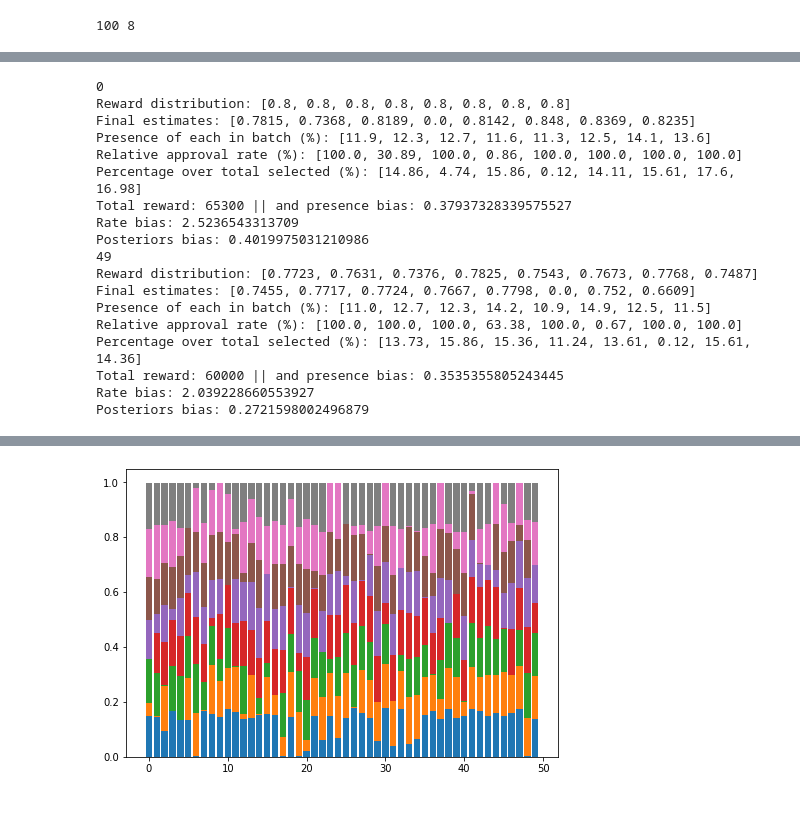
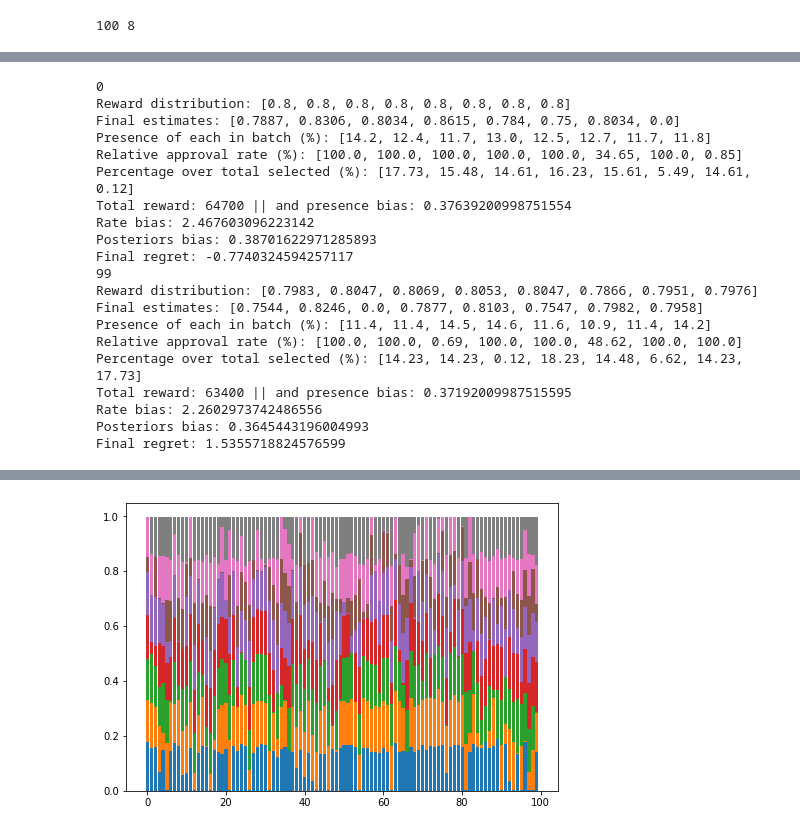
Before and after one commit to quimHM/QHM_TFG_repository, a Jupyter notebook: MAB_sim.ipynb, the cells around one changed output, grey strips where cells are left out. Drawn from its saved outputs; the diff is of its cells as text; code cells hidden in the pictures.

Commit message:
Regret and testing

```diff
--- a/MAB_sim.ipynb
+++ b/MAB_sim.ipynb
@@ -1168,9 +1209,6 @@ class SocketTesterBatchSOLUTIONProb():
         # loop for the specified number of time-steps
         for t in range(1,len(decisions_to_consider)):
             self.socket_stats[t] = self.get_socket_stats(t)
-            if t%10==0:
-              self.bias_hist.append(self.bias_presence_step(t))
-
             socket_index = self.select_socket(t)
             if(self.get_number_of_trials()[t][socket_index]<self.possibles[socket_index]):
               # charge from the chosen socket and update its mean reward value
@@ -1178,6 +1216,10 @@ class SocketTesterBatchSOLUTIONProb():
               usos+=1
               if usos > usos_maxims:
                   break
+
+            if t%10==0:
+              self.bias_hist.append(self.bias_presence_step(t))
+
         # save the actual number of steps that have been run
         self.total_steps = t
 
@@ -1185,6 +1227,8 @@ class SocketTesterBatchSOLUTIONProb():
         self.socket_stats[t+1] = self.get_socket_stats(t+1)
 
         self.approval_rates = [round(100*self.get_number_of_trials()[t][i]/self.possibles[i],2) if self.possibles[i]>0.0 else 0.0 for i in range(len(self.possibles))]
+        self.regret = 100*max([s.q for s in self.sockets])-self.get_mean_reward()
+        #print(self.regret)
         if(prints_bool):
           #print("possibles",self.possibles)
           print("Reward distribution:",[round(s.q,4) for s in self.sockets])
@@ -1197,6 +1241,7 @@ class SocketTesterBatchSOLUTIONProb():
           print("Total reward:",self.total_reward,"|| and presence bias:",self.final_bias_presence())
           print("Rate bias:",self.final_bias_rate())
           print("Posteriors bias:",self.final_bias_posteriors())
+          print("Final regret:",self.regret)
           #print(self.return_increments(decisions_to_consider))
         return_dic = {
             "total_steps":self.total_steps,
@@ -1208,11 +1253,12 @@ class SocketTesterBatchSOLUTIONProb():
             "bias_posteriors":self.final_bias_posteriors(),
             "app_rate":self.approval_rates,
             "percentages":self.get_socket_percentages(),
-            "bias_hist":self.bias_hist
+            "bias_hist":self.bias_hist,
+            "regret":self.regret
         }
         return return_dic
 # %%
-rewards_bias = np.array([.8555, .8193, .8284, .7994, .7103, .6635, .7471, .6731])
+#rewards_bias = np.array([.8555, .8193, .8284, .7994, .7103, .6635, .7471, .6731])
 rewards_nonbias = [0.8]*8
 devs_nonbias = [0]*8
 
@@ -1278,12 +1351,14 @@ rwd_results = []
 presence_results = []
 rate_results = []
 posteriors_results = []
+regret_results = []
 decisions = random.choices(range(8),weights=list(instances_bias),k=1000)
 for sopt in np.arange(0,1.1,0.1):
   sopt_i_rwd_results = []
   sopt_i_presence_results = []
   sopt_i_rate_results = []
   sopt_i_posteriors_results = []
+  sopt_i_regret_results = []
   sol_test = SocketTesterBatchSOLUTIONProb(PowerSocketProb, rewards_bias, 10, sopt)
   for iter in range(25):
     rd = sol_test.run(decisions, 0.8, False)
@@ -1291,10 +1366,12 @@ for sopt in np.arange(0,1.1,0.1):
     sopt_i_presence_results.append(rd["bias_presence"])
     sopt_i_rate_results.append(rd["bias_rate"])
     sopt_i_posteriors_results.append(rd["bias_posteriors"])
+    sopt_i_regret_results.append(rd["regret"])
   rwd_results.append([np.mean(sopt_i_rwd_results),np.std(sopt_i_rwd_results)])
   presence_results.append([np.mean(sopt_i_presence_results),np.std(sopt_i_presence_results)])
   rate_results.append([np.mean(sopt_i_rate_results),np.std(sopt_i_rate_results)])
   posteriors_results.append([np.mean(sopt_i_posteriors_results),np.std(sopt_i_posteriors_results)])
+  regret_results.append([np.mean(sopt_i_regret_results),np.std(sopt_i_regret_results)])
 print([rwd_results[i][0] for i in range(len(rwd_results))])
 print([presence_results[i][0] for i in range(len(presence_results))])
 # %% [output]
@@ -1423,16 +1511,21 @@ def nonstatic_sol(iter, rewards_d_o_mu, r_coef, instances_d_o, i_coef, sub_opt):
     #if(i%math.ceil(iter/25)==0 or i==iter-1):
     percentages_hist.append(rd["percentages"])
 
-    bias_hist.append([rd["bias_presence"],rd["bias_rate"],rd["bias_posteriors"]])
+    bias_hist.append([rd["bias_presence"],rd["bias_rate"],rd["bias_posteriors"],rd["regret"]])
 
     r_update = rd["estimates"]
     i_update = rd["increments"]
 
+    #aux_update = rd["app_rate"]
+    #aux_term = np.add(np.divide(np.subtract(aux_update,r_update),rewards_d,out=np.zeros_like(r_update), where=r_update!=0),1)
+
     old_r_term = np.multiply(rewards_d,1-r_coef)
-    #new_r_term = np.multiply(r_update,r_coef)
-    new_r_term = np.multiply(np.multiply(r_update,i_update),r_coef)
+    new_r_term = np.multiply(np.multiply(r_update,i_update),r_coef) #ok
+    #new_r_term = np.multiply(np.multiply(rewards_d,i_update),r_coef) #mieh
+    #new_r_term = np.multiply(np.multiply(rewards_d,aux_term),r_coef) #convergeixen sempre perq approvals de 100 son frequents, es clar
+
     rewards_d = np.add(old_r_term,new_r_term)
-    rewards_d = np.clip(rewards_d,0,0.99)
+    rewards_d = np.clip(rewards_d,0.001,0.999)
 
     old_i_term = np.multiply(instances_d,1-i_coef)
     new_i_term = np.multiply(np.multiply(instances_d,i_update),i_coef)
@@ -1460,21 +1607,23 @@ nonstatic_sol(10, rewards_bias, 0.0, instances_nonbias, 0.0, 1)
 # %%
-nonstatic_sol(50, rewards_nonbias, 0.01, instances_nonbias, 0.1, 0)
+nonstatic_sol(100, rewards_nonbias, 0.01, instances_nonbias, 0.1, 0)
 # %% [output]
 0
 Reward distribution: [0.8, 0.8, 0.8, 0.8, 0.8, 0.8, 0.8, 0.8]
-Final estimates: [0.7815, 0.7368, 0.8189, 0.0, 0.8142, 0.848, 0.8369, 0.8235]
-Presence of each in batch (%): [11.9, 12.3, 12.7, 11.6, 11.3, 12.5, 14.1, 13.6]
-Relative approval rate (%): [100.0, 30.89, 100.0, 0.86, 100.0, 100.0, 100.0, 100.0]
-Percentage over total selected (%): [14.86, 4.74, 15.86, 0.12, 14.11, 15.61, 17.6, 16.98]
-Total reward: 65300 || and presence bias: 0.37937328339575527
-Rate bias: 2.5236543313709
-Posteriors bias: 0.4019975031210986
-49
-Reward distribution: [0.7723, 0.7631, 0.7376, 0.7825, 0.7543, 0.7673, 0.7768, 0.7487]
-Final estimates: [0.7455, 0.7717, 0.7724, 0.7667, 0.7798, 0.0, 0.752, 0.6609]
-Presence of each in batch (%): [11.0, 12.7, 12.3, 14.2, 10.9, 14.9, 12.5, 11.5]
-Relative approval rate (%): [100.0, 100.0, 100.0, 63.38, 100.0, 0.67, 100.0, 100.0]
-Percentage over total selected (%): [13.73, 15.86, 15.36, 11.24, 13.61, 0.12, 15.61, 14.36]
-Total reward: 60000 || and presence bias: 0.3535355805243445
-Rate bias: 2.039228660553927
-Posteriors bias: 0.2721598002496879
+Final estimates: [0.7887, 0.8306, 0.8034, 0.8615, 0.784, 0.75, 0.8034, 0.0]
+Presence of each in batch (%): [14.2, 12.4, 11.7, 13.0, 12.5, 12.7, 11.7, 11.8]
+Relative approval rate (%): [100.0, 100.0, 100.0, 100.0, 100.0, 34.65, 100.0, 0.85]
+Percentage over total selected (%): [17.73, 15.48, 14.61, 16.23, 15.61, 5.49, 14.61, 0.12]
+Total reward: 64700 || and presence bias: 0.37639200998751554
+Rate bias: 2.467603096223142
+Posteriors bias: 0.38701622971285893
+Final regret: -0.7740324594257117
+99
+Reward distribution: [0.7983, 0.8047, 0.8069, 0.8053, 0.8047, 0.7866, 0.7951, 0.7976]
+Final estimates: [0.7544, 0.8246, 0.0, 0.7877, 0.8103, 0.7547, 0.7982, 0.7958]
+Presence of each in batch (%): [11.4, 11.4, 14.5, 14.6, 11.6, 10.9, 11.4, 14.2]
+Relative approval rate (%): [100.0, 100.0, 0.69, 100.0, 100.0, 48.62, 100.0, 100.0]
+Percentage over total selected (%): [14.23, 14.23, 0.12, 18.23, 14.48, 6.62, 14.23, 17.73]
+Total reward: 63400 || and presence bias: 0.37192009987515595
+Rate bias: 2.2602973742486556
+Posteriors bias: 0.3645443196004993
+Final regret: 1.5355718824576599
@@ -1483 +1632 @@ Posteriors bias: 0.2721598002496879
-[figure, old version]
+[figure, new version]
```
Also changed, not shown: parts of 39 cells of this notebook.
